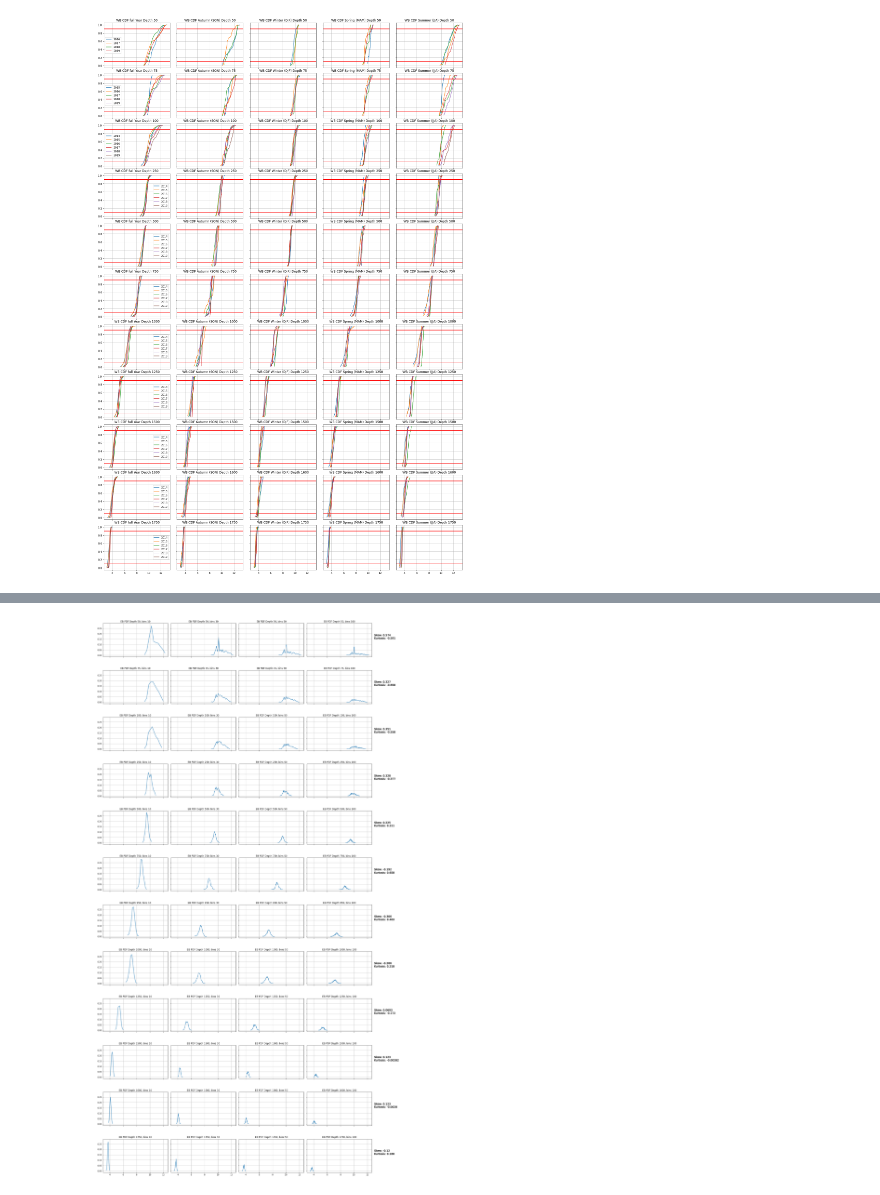
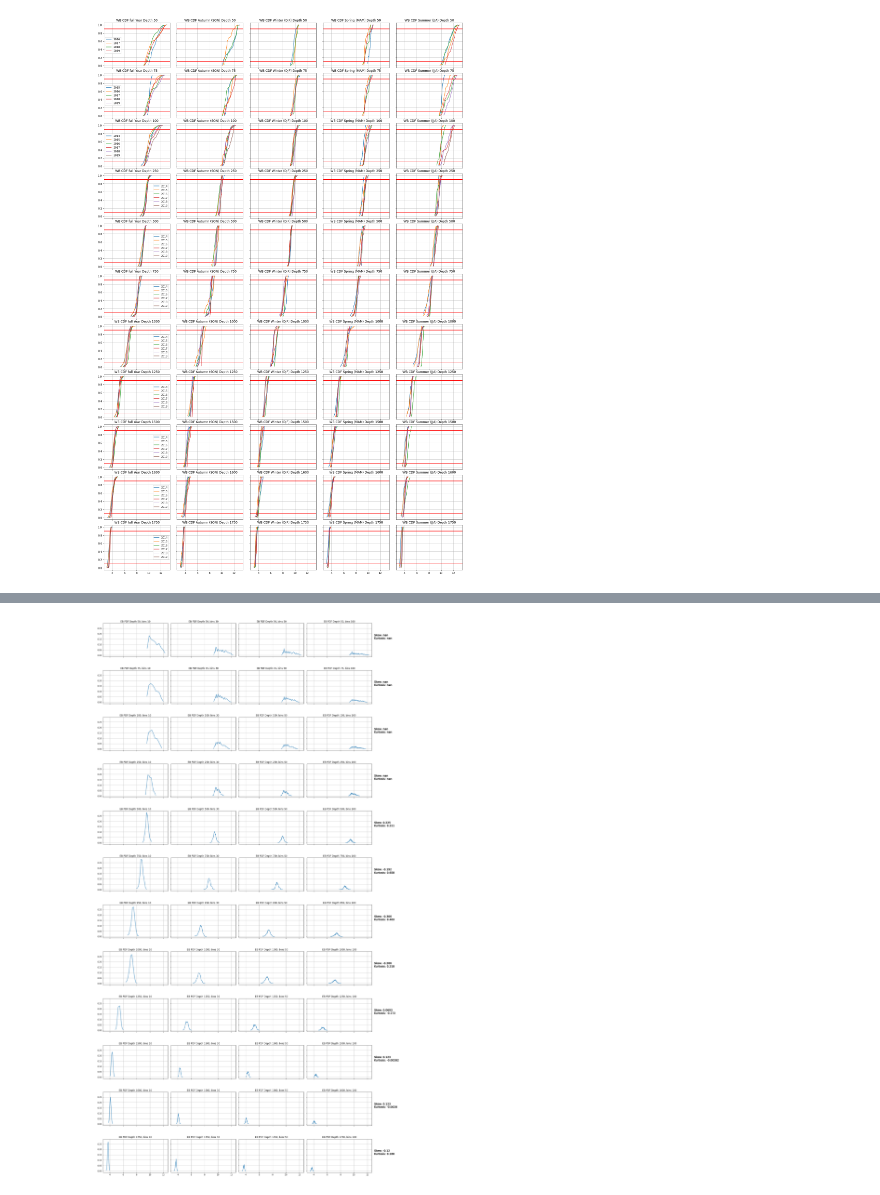
Before and after one commit to Marie-Louise-Korte/Rockall_Trough_MHW, a Jupyter notebook: RT_Stats.ipynb, the cells around one changed output, grey strips where cells are left out. Saved outputs shown, nothing was run; the diff lists cells and outputs as text; code cells hidden in the pictures.

Commit message:
added mask for gridded product to remove suspicious data

```diff
--- a/RT_Stats.ipynb
+++ b/RT_Stats.ipynb
@@ -42,0 +64,21 @@ ds1D = ds.resample(TIME = "1D").mean(keep_attrs=True)
+# %%
+# create a mask for suspicious data in 2017
+iper_60 = [np.datetime64('2016-07-01'),np.datetime64('2017-05-31')]
+iper_80 = [np.datetime64('2016-12-12'),np.datetime64('2017-05-31')]
+iper_100 = [np.datetime64('2016-12-12'),np.datetime64('2017-05-31')]
+iper_260 = [np.datetime64('2016-12-12'),np.datetime64('2017-05-31')]
+iper_clim = [np.datetime64('2016-06-01'),np.datetime64('2017-05-31')]
+ds_eb = ds1D.sel(DEPTH=depth_EB,method='nearest').drop_vars(('TG_WEST_C'))
+mask_eb = (ds_eb.TG_EAST_C==ds_eb.TG_EAST_C)
+mask_eb = mask_eb.sel(DEPTH=depth_EB[4:],method='nearest')
+mask_60 = (((ds_eb.sel(DEPTH=60).TIME<iper_60[0]) | (ds_eb.sel(DEPTH=60).TIME>iper_60[1])))
+mask_80 = (((ds_eb.sel(DEPTH=80).TIME<iper_80[0]) | (ds_eb.sel(DEPTH=80).TIME>iper_80[1])))
+mask_100 = (((ds_eb.sel(DEPTH=100).TIME<iper_100[0]) | (ds_eb.sel(DEPTH=100).TIME>iper_100[1])))
+mask_260 = (((ds_eb.sel(DEPTH=260).TIME<iper_260[0]) | (ds_eb.sel(DEPTH=260).TIME>iper_260[1])))
+mask_clim = (((ds_eb.sel(DEPTH=100).TIME<iper_clim[0]) | (ds_eb.sel(DEPTH=100).TIME>iper_clim[1])))
+mask_clim = xr.concat([mask_clim,mask_clim,mask_clim,mask_clim,mask_eb],dim='DEPTH')
+mask_eb = xr.concat([mask_60,mask_80,mask_100,mask_260,mask_eb],dim='DEPTH')
+mask_clim.coords['DEPTH'] = mask_eb.DEPTH
+
+ds1D.TG_EAST_C.where(mask_eb).plot.line(x='TIME',figsize=(20,10))
+ds1D.sel(DEPTH=depth_WB,method='nearest').TG_WEST_C.plot.line(x='TIME',figsize=(20,10));
@@ -43,3 +88,5 @@ ds1D = ds.resample(TIME = "1D").mean(keep_attrs=True)
+# %%
+ds1D['TG_EAST_C'] = ds1D.TG_EAST_C.where(mask_eb)
 # %%
 ds1D.TG_EAST_C.plot(x='TIME', figsize=(30,5), ylim=(1800,0));
 # %% [output]
@@ -179,34 +182,34 @@ array([0.0004562 , 0.        , 0.00091241, 0.        , 0.        ,
 # %%
 data = ds1D.TG_EAST_C
 boundary = 'EB'
 depth = depth_EB
 
 fig, ax = plt.subplots(len(depth),4, figsize=(20,40), sharex=True, sharey=True)
 fig.tight_layout(h_pad=6, w_pad=0)
 b=0
 for bins in [10,30,50,100]:
     m=0
     for n in depth:
     #for y in [2014,2015,2016,2017,2018,2019]:
         #y2 = y+1
         year = np.array(data.sel(TIME=slice(f'2014-09-01', f'2020-08-31')).sel(DEPTH=n, method='nearest'))
         if any(~np.isnan(year)):
             bins_count, pdf, cdf = plt_parameters(year, bins)
             ax[m,b].set_title(f'{boundary} PDF Depth {n}, bins {bins}')
             ax[m,b].plot(bins_count[1:], pdf, label=f"{y}")
             ax[m,b].grid(True)
 
-            skew = scipy.stats.skew(year)
-            kurtosis = scipy.stats.kurtosis(year)
+            skew = stats.skew(year)
+            kurtosis = stats.kurtosis(year)
             ax[m,3].text(13, 0.15, f'Skew: {skew:.3} \nKurtosis: {kurtosis:.3}', fontsize= '14')
             #ax[m,b].legend()
         m=m+1
     b=b+1
 #fig.savefig('figures/Stats/EB_stats_pdf_different_bins_skew_kurtosis', dpi = 300, bbox_inches='tight')
 
 #don't think this is actually that useful since it gives us the z-score and p-value but I think we are more interested
 #in the general skew and kurtosis
-#skewtest = scipy.stats.skewtest(year)
-#kurtosistest = scipy.stats.kurtosistest(year)
+#skewtest = stats.skewtest(year)
+#kurtosistest = stats.kurtosistest(year)
 # %% [output]
-[figure, old version]
+[figure, new version]
```
Also changed, not shown: parts of 6 cells of this notebook, 1 other file.
